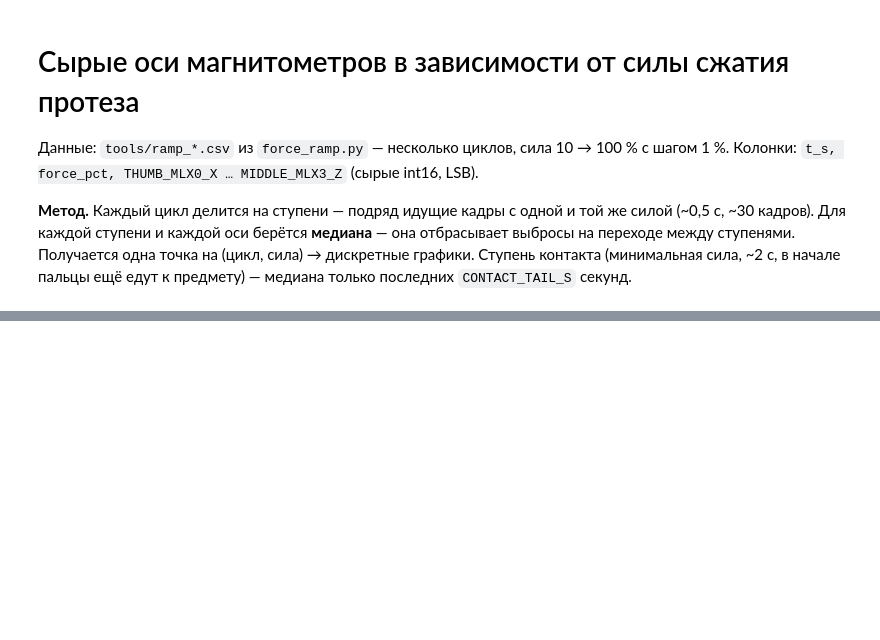
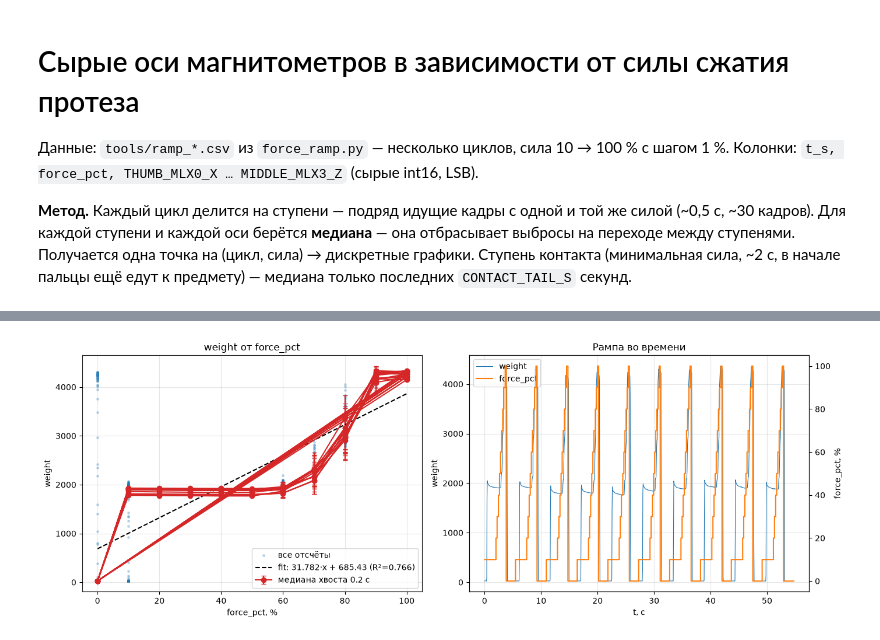
Before and after one commit to fantomplaton-prog/vtos_vtochku, a Jupyter notebook: analysis/force_magnets.ipynb, the cells around one changed output, grey strips where cells are left out. Cells and saved outputs as stored; diff of their text form; code cells hidden in the pictures; blank space fills up the shorter version.

Commit message:
Added the png weight vs force

```diff
--- a/analysis/force_magnets.ipynb
+++ b/analysis/force_magnets.ipynb
@@ -8,3 +8,82 @@
 Для каждой ступени и каждой оси берётся **медиана** — она отбрасывает выбросы на переходе между ступенями.
 Получается одна точка на (цикл, сила) → дискретные графики.
 Ступень контакта (минимальная сила, ~2 с, в начале пальцы ещё едут к предмету) — медиана только последних `CONTACT_TAIL_S` секунд.
+# %%
+import numpy as np
+import pandas as pd
+import matplotlib.pyplot as plt
+from pathlib import Path
+
+# --- параметры (ваши)
+FILE = Path('/home/max/python_projects/vtos_vtochku/tools/ramp_20261027_133828.csv')
+CONTACT_TAIL_S = 0.2
+SAVE_PNG = True
+OUT_DIR = Path('analysis')
+
+df = pd.read_csv(FILE)
+print(df[['t_s', 'force_pct', 'weight']].describe())
+
+# --- разбивка на ступени: новая ступень при каждой смене force_pct
+df['step'] = (df['force_pct'] != df['force_pct'].shift()).cumsum()
+
+rows = []
+for step_id, g in df.groupby('step'):
+    t_end = g['t_s'].max()
+    tail = g[g['t_s'] >= t_end - CONTACT_TAIL_S]
+    if len(tail) == 0:
+        tail = g
+    rows.append({
+        'step': step_id,
+        'force_pct': g['force_pct'].iloc[0],
+        't_start': g['t_s'].min(),
+        't_end': t_end,
+        'n': len(g),
+        'weight_med': tail['weight'].median(),
+        'weight_std': tail['weight'].std(),
+    })
+steps = pd.DataFrame(rows)
+print(steps.to_string(index=False))
+
+# --- линейная аппроксимация weight = k * force_pct + b по медианам ступеней
+x = steps['force_pct'].to_numpy(float)
+y = steps['weight_med'].to_numpy(float)
+k, b = np.polyfit(x, y, 1)
+r2 = 1 - np.sum((y - (k * x + b))**2) / np.sum((y - y.mean())**2)
+print(f'weight = {k:.4f} * force_pct + {b:.4f},  R^2 = {r2:.4f}')
+
+# --- графики
+fig, axs = plt.subplots(1, 2, figsize=(14, 5))
+
+# 1) weight от force_pct
+ax = axs[0]
+ax.scatter(df['force_pct'], df['weight'], s=6, alpha=0.25, label='все отсчёты')
+ax.errorbar(steps['force_pct'], steps['weight_med'], yerr=steps['weight_std'],
+            fmt='o-', color='C3', capsize=3, label=f'медиана хвоста {CONTACT_TAIL_S} с')
+xx = np.linspace(x.min(), x.max(), 100)
+ax.plot(xx, k * xx + b, '--', color='k', label=f'fit: {k:.3f}·x + {b:.2f} (R²={r2:.3f})')
+ax.set_xlabel('force_pct, %')
+ax.set_ylabel('weight')
+ax.set_title('weight от force_pct')
+ax.grid(alpha=0.3)
+ax.legend()
+
+# 2) по времени
+ax = axs[1]
+ax.plot(df['t_s'], df['weight'], lw=0.8, label='weight')
+ax.set_xlabel('t, с')
+ax.set_ylabel('weight')
+ax2 = ax.twinx()
+ax2.step(df['t_s'], df['force_pct'], where='post', color='C1', label='force_pct')
+ax2.set_ylabel('force_pct, %')
+ax.set_title('Рампа во времени')
+ax.grid(alpha=0.3)
+h1, l1 = ax.get_legend_handles_labels()
+h2, l2 = ax2.get_legend_handles_labels()
+ax.legend(h1 + h2, l1 + l2, loc='upper left')
+
+plt.tight_layout()
+if SAVE_PNG:
+    OUT_DIR.mkdir(exist_ok=True)
+    plt.savefig(OUT_DIR / f'{FILE.stem}_weight_vs_force.png', dpi=150)
+plt.show()
+# %% [output]
@@ -11,3 +107,4 @@
+[figure, added]
 # %%
 import csv
 from pathlib import Path
```
Also changed, not shown: parts of 6 cells of this notebook, 13 other files.
